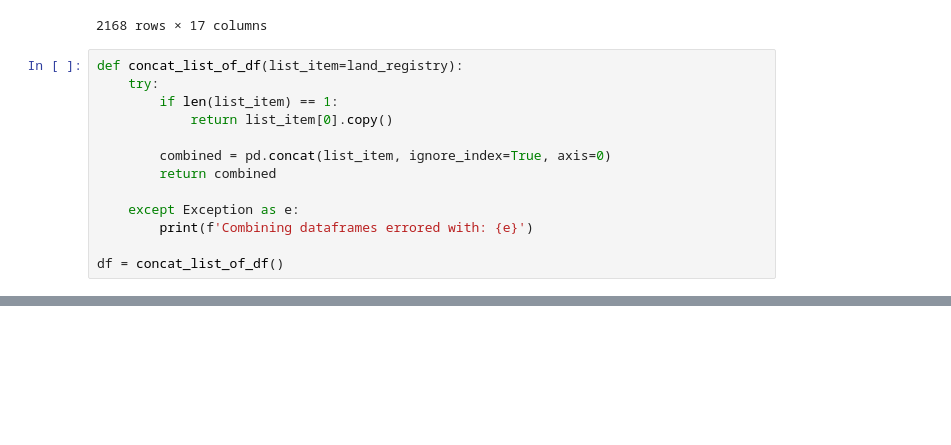
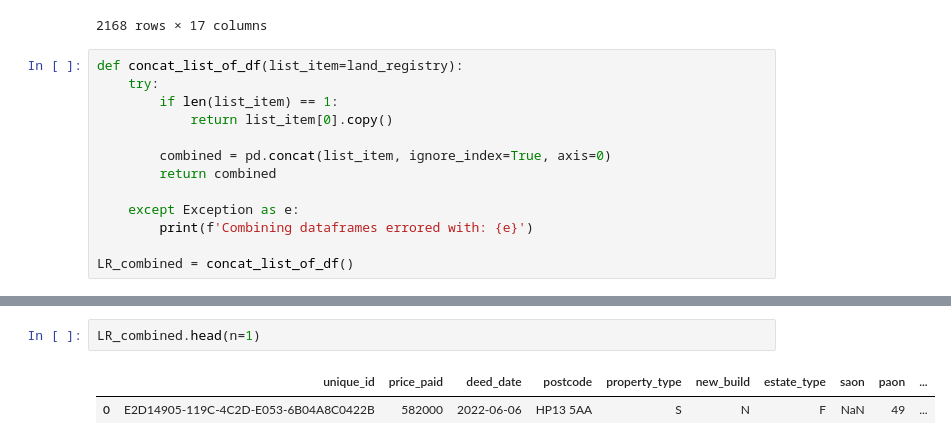
Before and after one commit to NiroshSuthagar/project-housing, a Jupyter notebook: eda.ipynb, the cells around one changed output, grey strips where cells are left out. Saved outputs shown, nothing was run; the diff lists cells and outputs as text; blank space fills up the shorter version.

```diff
--- a/eda.ipynb
+++ b/eda.ipynb
@@ -232,5 +222,5 @@ def concat_list_of_df(list_item=land_registry):
     except Exception as e:
         print(f'Combining dataframes errored with: {e}')
 
-df = concat_list_of_df()
+LR_combined = concat_list_of_df()
 # %%
@@ -248,0 +247,5 @@ df.size
+# %%
+LR_combined.head(n=1)
+# %% [output]
+|  | unique_id | price_paid | deed_date | postcode | property_type | new_build | estate_type | saon | paon | ... |
+| 0 | E2D14905-119C-4C2D-E053-6B04A8C0422B | 582000 | 2022-06-06 | HP13 5AA | S | N | F | NaN | 49 | ... |
```
Also changed, not shown: parts of 26 cells of this notebook, 1 other file.
